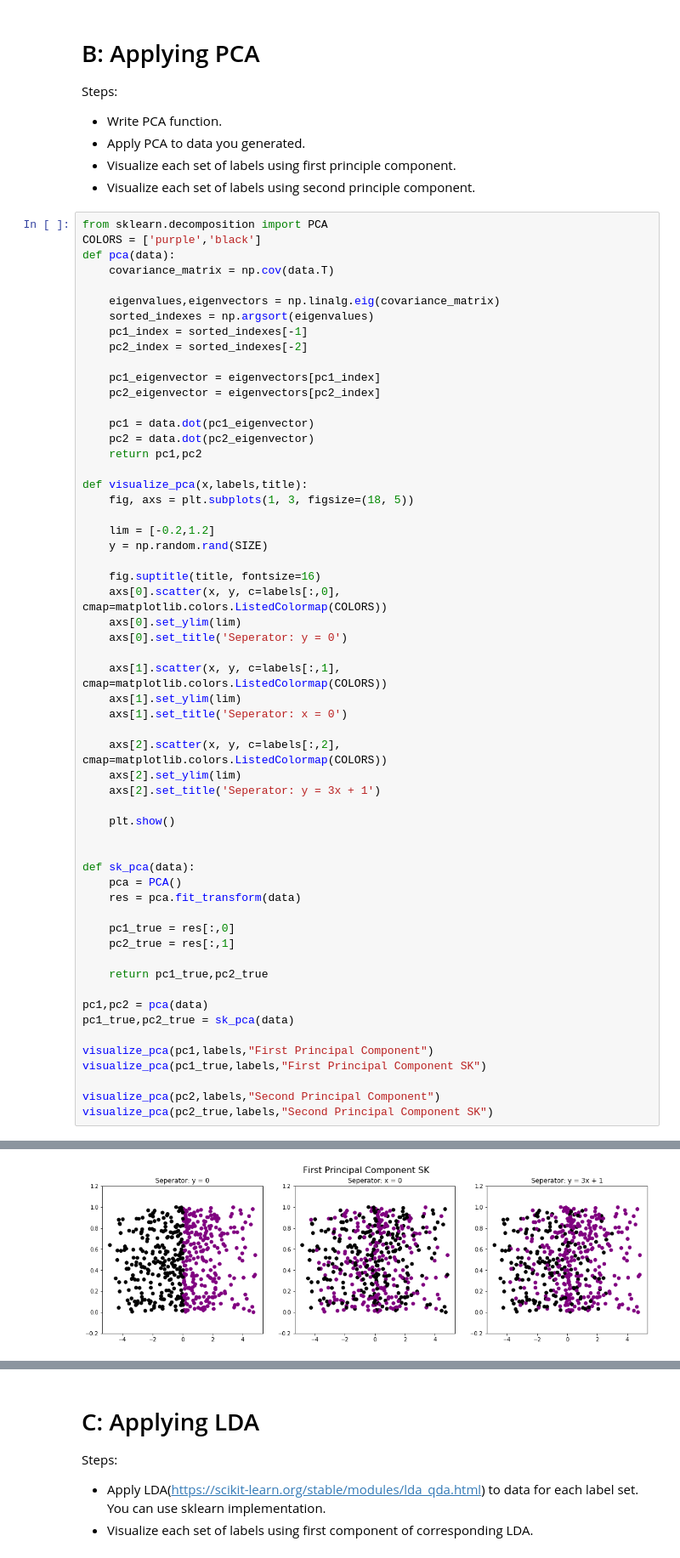
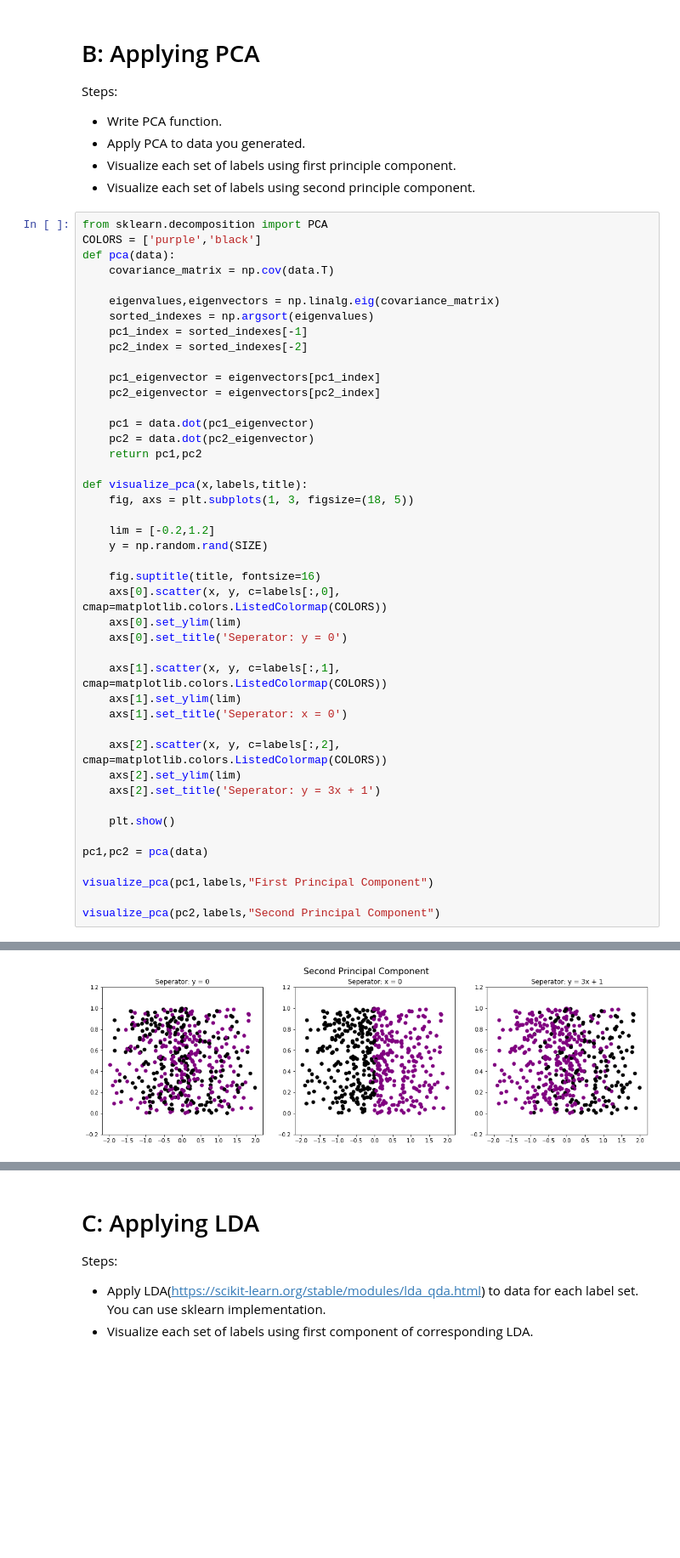
Before and after one commit to nazmicancalik/ml, a Jupyter notebook: 2/hw2.ipynb, the cells around one changed output, grey strips where cells are left out. Shown at 85% size. Drawn from its saved outputs; the diff is of its cells as text; blank space fills up the shorter version.

```diff
--- a/2/hw2.ipynb
+++ b/2/hw2.ipynb
@@ -128,22 +128,9 @@ def visualize_pca(x,labels,title):
 
     plt.show()
 
-
-def sk_pca(data):
-    pca = PCA()
-    res = pca.fit_transform(data)
-
-    pc1_true = res[:,0]
-    pc2_true = res[:,1]
-
-    return pc1_true,pc2_true
-
 pc1,pc2 = pca(data)
-pc1_true,pc2_true = sk_pca(data)
 
 visualize_pca(pc1,labels,"First Principal Component")
-visualize_pca(pc1_true,labels,"First Principal Component SK")
 
 visualize_pca(pc2,labels,"Second Principal Component")
-visualize_pca(pc2_true,labels,"Second Principal Component SK")
 # %% [output]
@@ -151 +138 @@ visualize_pca(pc2_true,labels,"Second Principal Component SK")
-[figure, old version]
+[figure, new version]
```
Also changed, not shown: parts of 6 cells of this notebook.
